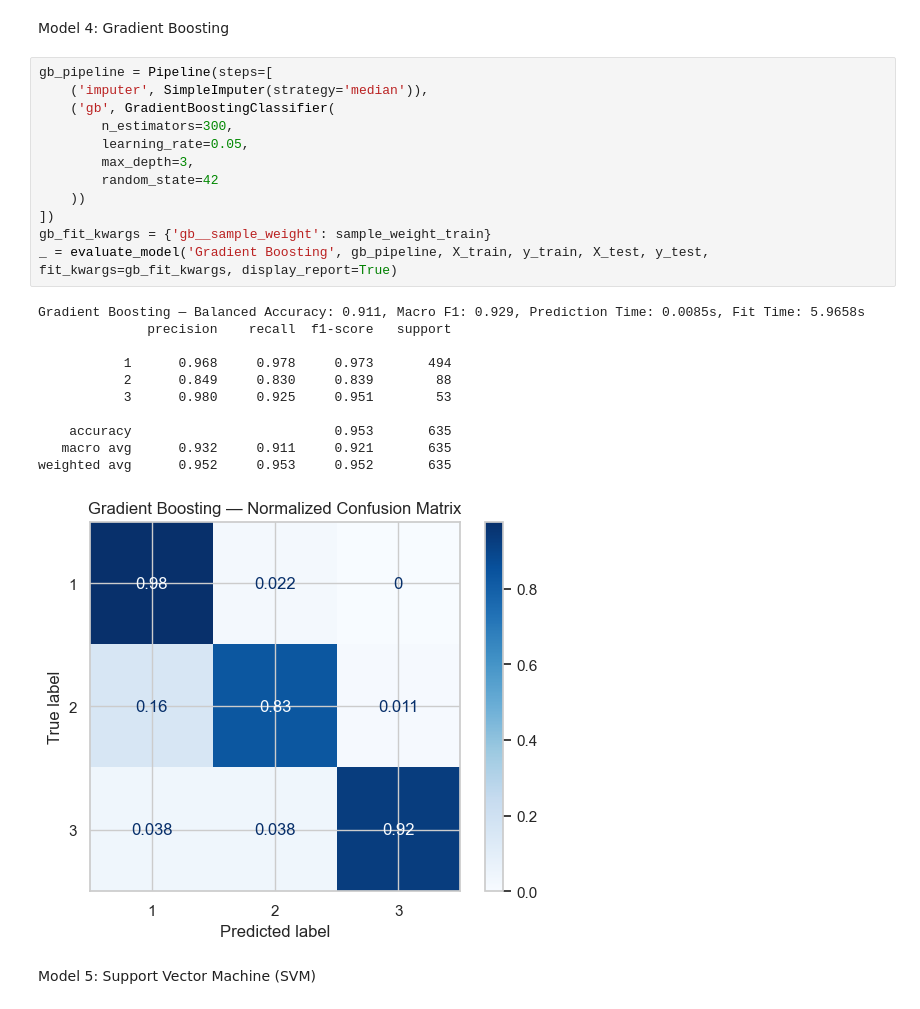
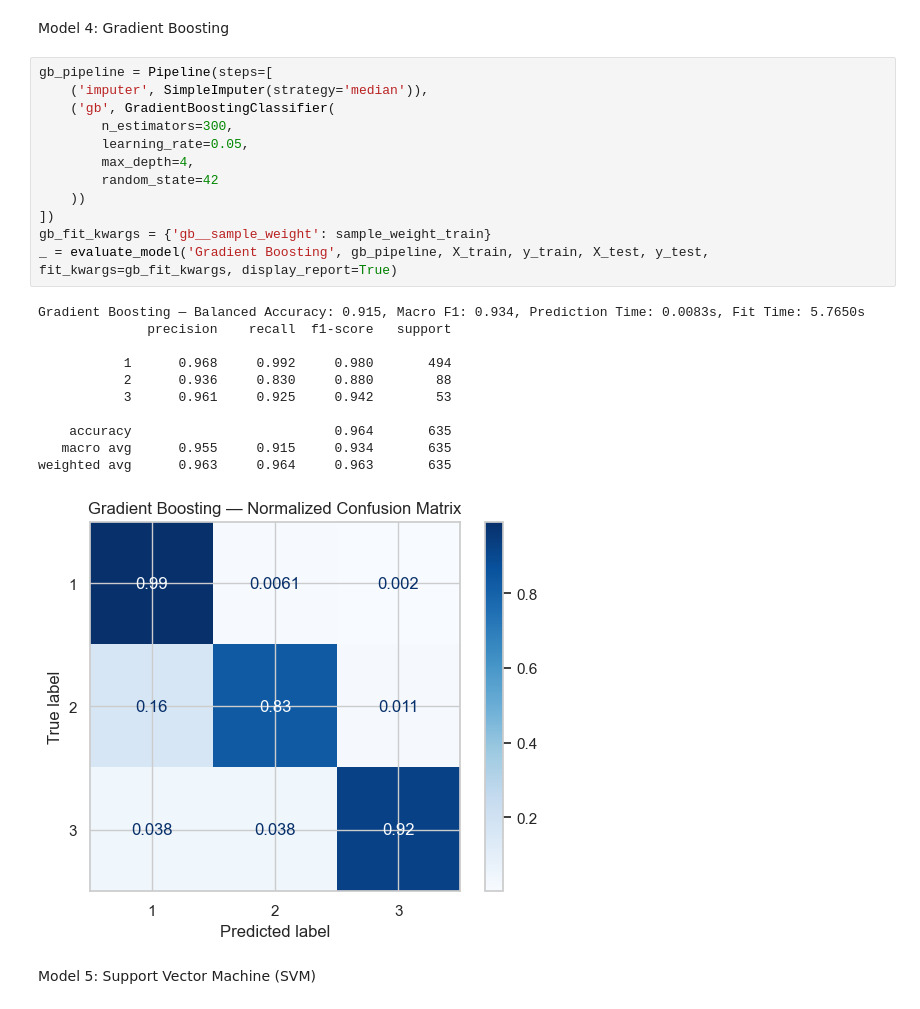
Before and after one commit to Voidzap/lifeline25_tm-34, a Jupyter notebook: models.ipynb, the cells around one changed output. Cells and saved outputs as stored; diff of their text form.

```diff
--- a/models.ipynb
+++ b/models.ipynb
@@ -240,27 +243,27 @@ Model 4: Gradient Boosting
 # %%
 gb_pipeline = Pipeline(steps=[
     ('imputer', SimpleImputer(strategy='median')),
     ('gb', GradientBoostingClassifier(
         n_estimators=300,
         learning_rate=0.05,
-        max_depth=3,
+        max_depth=4,
         random_state=42
     ))
 ])
 gb_fit_kwargs = {'gb__sample_weight': sample_weight_train}
 _ = evaluate_model('Gradient Boosting', gb_pipeline, X_train, y_train, X_test, y_test, fit_kwargs=gb_fit_kwargs, display_report=True)
 # %% [output]
-Gradient Boosting — Balanced Accuracy: 0.911, Macro F1: 0.929, Prediction Time: 0.0085s, Fit Time: 5.9658s
+Gradient Boosting — Balanced Accuracy: 0.915, Macro F1: 0.934, Prediction Time: 0.0083s, Fit Time: 5.7650s
               precision    recall  f1-score   support
 
-           1      0.968     0.978     0.973       494
-           2      0.849     0.830     0.839        88
-           3      0.980     0.925     0.951        53
+           1      0.968     0.992     0.980       494
+           2      0.936     0.830     0.880        88
+           3      0.961     0.925     0.942        53
 
-    accuracy                          0.953       635
-   macro avg      0.932     0.911     0.921       635
-weighted avg      0.952     0.953     0.952       635
+    accuracy                          0.964       635
+   macro avg      0.955     0.915     0.934       635
+weighted avg      0.963     0.964     0.963       635
-[figure, old version]
+[figure, new version]
 # %% [markdown]
 Model 5: Support Vector Machine (SVM)
 # %%
```
Also changed, not shown: parts of 11 cells of this notebook, 1 other file.
